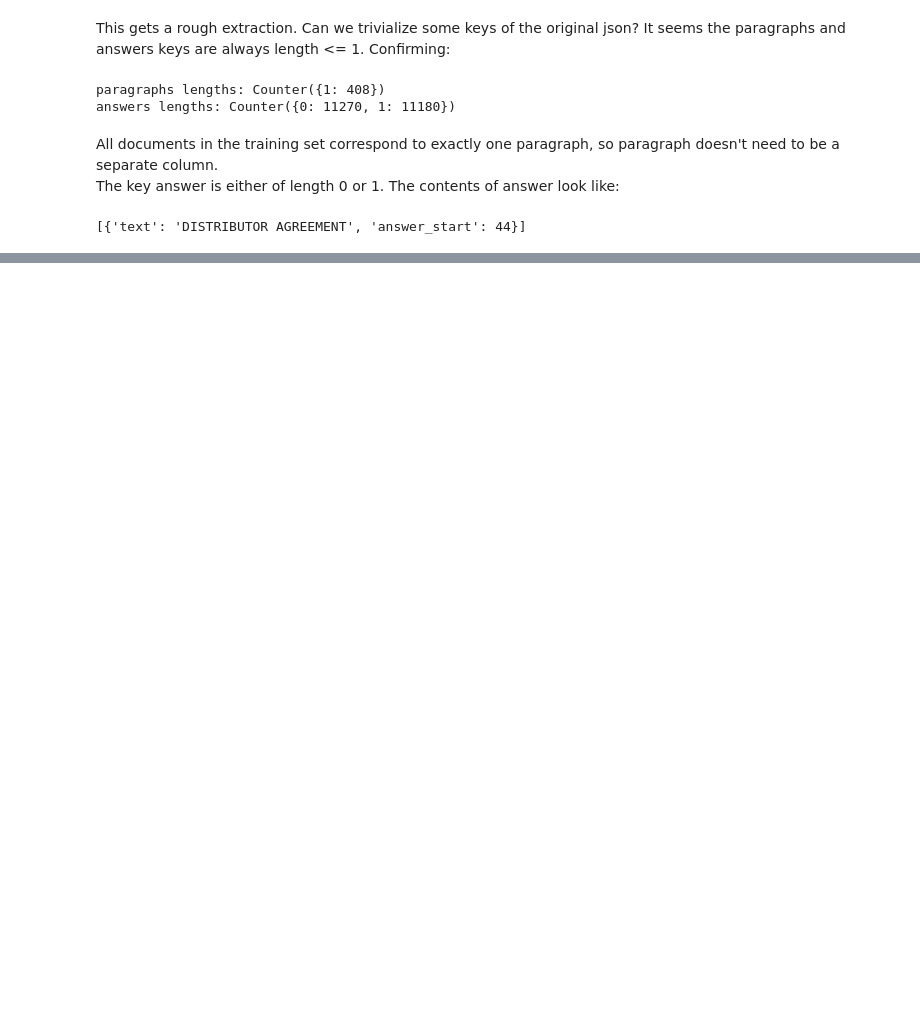
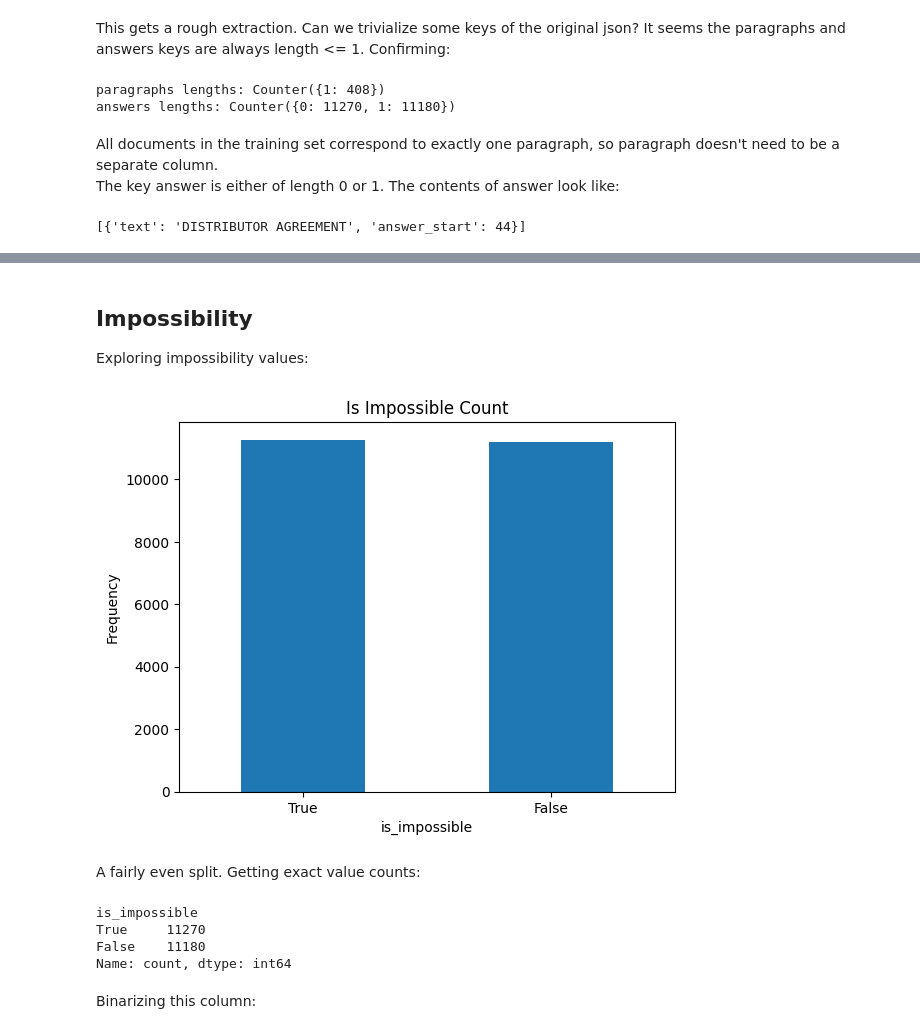
Before and after one commit to Break-Through-Tech/Accenture-1D-contract-review-challenge, a Jupyter notebook: 01_EDA.ipynb, the cells around one changed output, grey strips where cells are left out. Drawn from its saved outputs; the diff is of its cells as text; code cells hidden in the pictures; blank space fills up the shorter version.

```diff
--- a/01_EDA.ipynb
+++ b/01_EDA.ipynb
@@ -101,0 +122,3 @@ The majority of questions are under the category Parties
+# %%
+df = pd.concat([df, pd.get_dummies(df['category'], prefix='category', dtype=int)], axis=1)
+df.head()
@@ -128,0 +165,3 @@ train_df['answers'][0]
+# %%
+df['answer_text'] = df['answers'].apply(lambda x: x[0]['text'] if x else None)
+df['answer_start'] = df['answers'].apply(lambda x: (x[0]['answer_start']) if x else None)
@@ -128,0 +178,22 @@ train_df['answers'][0]
+# %% [markdown]
+## Impossibility
+Exploring impossibility values:
+# %%
+df['is_impossible'].value_counts().plot(kind='bar', rot=0)
+
+plt.title("Is Impossible Count")
+plt.ylabel("Frequency")
+plt.show()
+# %% [output]
+[figure, added]
+# %% [markdown]
+A fairly even split. Getting exact value counts:
+# %%
+df['is_impossible'].value_counts()
+# %% [output]
+is_impossible
+True     11270
+False    11180
+Name: count, dtype: int64
+# %% [markdown]
+Binarizing this column:
```
Also changed, not shown: parts of 32 cells of this notebook.
